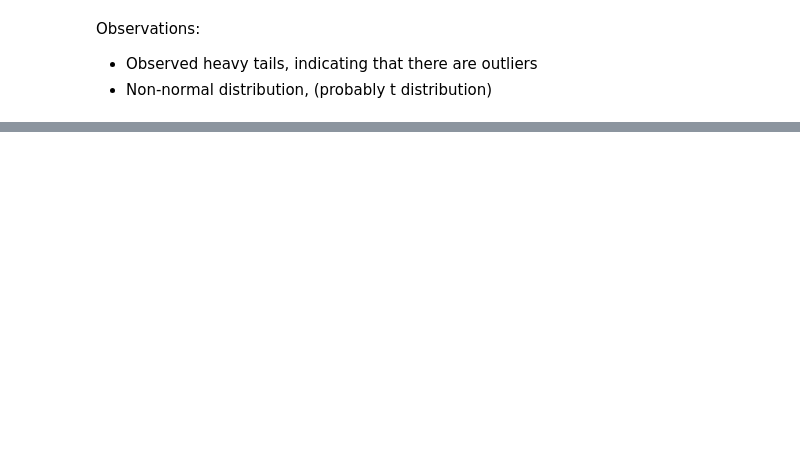
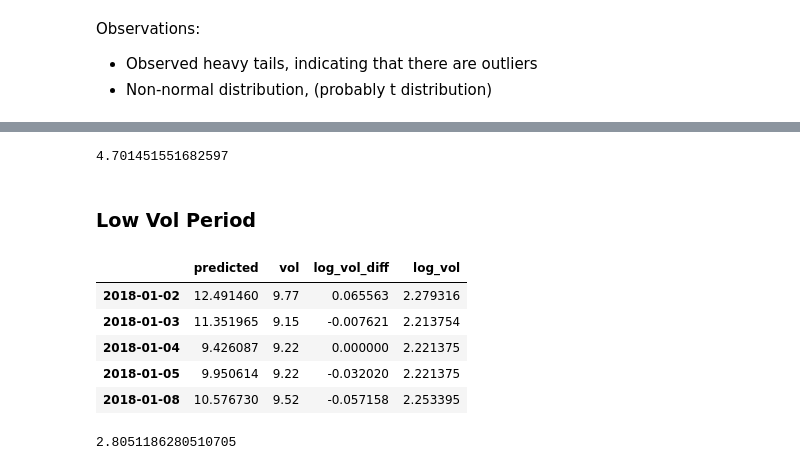
Before and after one commit to thatjosh/stats-practitioner-challenge, a Jupyter notebook: challenge/fBM_vix.ipynb, the cells around one changed output, grey strips where cells are left out. Cells and saved outputs as stored; diff of their text form; code cells hidden in the pictures; blank space fills up the shorter version.

```diff
--- a/challenge/fBM_vix.ipynb
+++ b/challenge/fBM_vix.ipynb
@@ -383,0 +318,6 @@ Shapiro-Wilk Test statistic: 0.9004, p-value: 0.0000
+# %%
+vix_obj = utils.VixDf(VIX)
+high_vol_df = utils.apply_rolling_predictions_from_start(vix_obj, '2020-01-01', 150)
+high_vol_df = high_vol_df[(high_vol_df.index >= '2020-01-01') & (high_vol_df.index <= '2022-01-01')]
+high_vol_df = high_vol_df.join(VIX, how='inner')
+high_vol_df.head()
@@ -383,0 +331,23 @@ Shapiro-Wilk Test statistic: 0.9004, p-value: 0.0000
+# %%
+compute_rmse(high_vol_df)
+# %% [output]
+4.701451551682597
+# %% [markdown]
+### Low Vol Period
+# %%
+vix_obj = utils.VixDf(VIX)
+low_vol_df = utils.apply_rolling_predictions_from_start(vix_obj, '2018-01-01', 150)
+low_vol_df = low_vol_df[(low_vol_df.index >= '2018-01-01') & (low_vol_df.index <= '2020-01-01')]
+low_vol_df = low_vol_df.join(VIX, how='inner')
+low_vol_df.head()
+# %% [output]
+|  | predicted | vol | log_vol_diff | log_vol |
+| 2018-01-02 | 12.491460 | 9.77 | 0.065563 | 2.279316 |
+| 2018-01-03 | 11.351965 | 9.15 | -0.007621 | 2.213754 |
+| 2018-01-04 | 9.426087 | 9.22 | 0.000000 | 2.221375 |
+| 2018-01-05 | 9.950614 | 9.22 | -0.032020 | 2.221375 |
+| 2018-01-08 | 10.576730 | 9.52 | -0.057158 | 2.253395 |
+# %%
+compute_rmse(low_vol_df)
+# %% [output]
+2.8051186280510705
```
Also changed, not shown: parts of 18 cells of this notebook.
